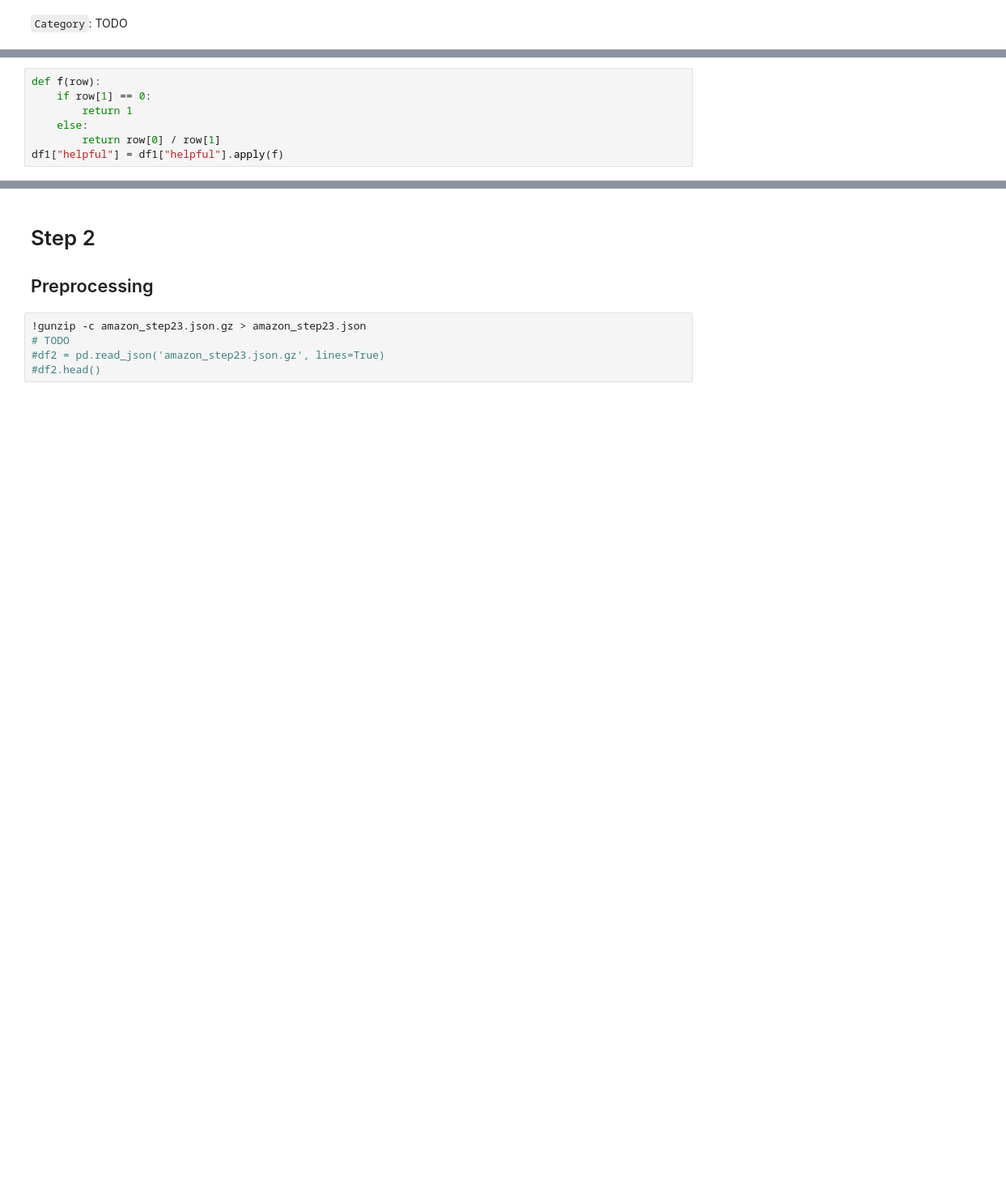
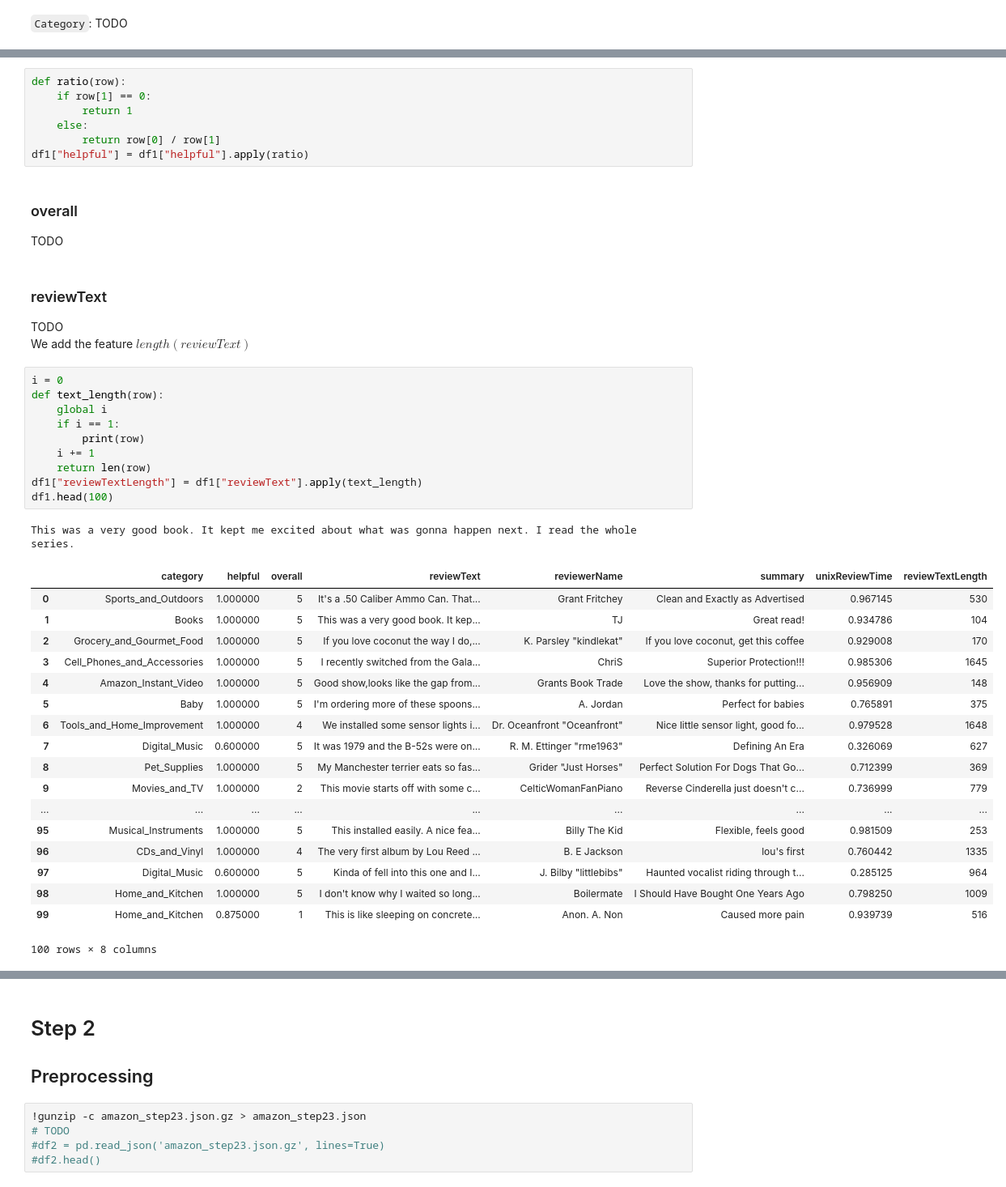
Before and after one commit to robich/dsfb, a Jupyter notebook: dsfb_project.ipynb, the cells around one changed output, grey strips where cells are left out. Shown at 81% size. Cells and saved outputs as stored; diff of their text form; blank space fills up the shorter version.

```diff
--- a/dsfb_project.ipynb
+++ b/dsfb_project.ipynb
@@ -84,10 +88,47 @@ df1 = df1.drop("asin", 1)
 `helpful` needs to be converted from the format $[a, b]$ to a numerical value.<br />
 We set $helpful = \dfrac{a}{b}$
 # %%
-def f(row):
+def ratio(row):
     if row[1] == 0:
         return 1
     else:
         return row[0] / row[1]
-df1["helpful"] = df1["helpful"].apply(f)
+df1["helpful"] = df1["helpful"].apply(ratio)
+# %% [markdown]
+### overall
+TODO
+# %% [markdown]
+### reviewText
+TODO<br />
+We add the feature $length(reviewText)$
+# %%
+i = 0
+def text_length(row):
+    global i
+    if i == 1:
+        print(row)
+    i += 1
+    return len(row)
+df1["reviewTextLength"] = df1["reviewText"].apply(text_length)
+df1.head(100)
+# %% [output]
+This was a very good book. It kept me excited about what was gonna happen next. I read the whole series.
+|  | category | helpful | overall | reviewText | reviewerName | summary | unixReviewTime | reviewTextLength |
+| 0 | Sports_and_Outdoors | 1.000000 | 5 | It's a .50 Caliber Ammo Can. That... | Grant Fritchey | Clean and Exactly as Advertised | 0.967145 | 530 |
+| 1 | Books | 1.000000 | 5 | This was a very good book. It kep... | TJ | Great read! | 0.934786 | 104 |
+| 2 | Grocery_and_Gourmet_Food | 1.000000 | 5 | If you love coconut the way I do,... | K. Parsley "kindlekat" | If you love coconut, get this coffee | 0.929008 | 170 |
+| 3 | Cell_Phones_and_Accessories | 1.000000 | 5 | I recently switched from the Gala... | ChriS | Superior Protection!!! | 0.985306 | 1645 |
+| 4 | Amazon_Instant_Video | 1.000000 | 5 | Good show,looks like the gap from... | Grants Book Trade | Love the show, thanks for putting... | 0.956909 | 148 |
+| 5 | Baby | 1.000000 | 5 | I'm ordering more of these spoons... | A. Jordan | Perfect for babies | 0.765891 | 375 |
+| 6 | Tools_and_Home_Improvement | 1.000000 | 4 | We installed some sensor lights i... | Dr. Oceanfront "Oceanfront" | Nice little sensor light, good fo... | 0.979528 | 1648 |
+| 7 | Digital_Music | 0.600000 | 5 | It was 1979 and the B-52s were on... | R. M. Ettinger "rme1963" | Defining An Era | 0.326069 | 627 |
+| 8 | Pet_Supplies | 1.000000 | 5 | My Manchester terrier eats so fas... | Grider "Just Horses" | Perfect Solution For Dogs That Go... | 0.712399 | 369 |
+| 9 | Movies_and_TV | 1.000000 | 2 | This movie starts off with some c... | CelticWomanFanPiano | Reverse Cinderella just doesn't c... | 0.736999 | 779 |
+| ... | ... | ... | ... | ... | ... | ... | ... | ... |
+| 95 | Musical_Instruments | 1.000000 | 5 | This installed easily. A nice fea... | Billy The Kid | Flexible, feels good | 0.981509 | 253 |
+| 96 | CDs_and_Vinyl | 1.000000 | 4 | The very first album by Lou Reed ... | B. E Jackson | lou's first | 0.760442 | 1335 |
+| 97 | Digital_Music | 0.600000 | 5 | Kinda of fell into this one and I... | J. Bilby "littlebibs" | Haunted vocalist riding through t... | 0.285125 | 964 |
+| 98 | Home_and_Kitchen | 1.000000 | 5 | I don't know why I waited so long... | Boilermate | I Should Have Bought One Years Ago | 0.798250 | 1009 |
+| 99 | Home_and_Kitchen | 0.875000 | 1 | This is like sleeping on concrete... | Anon. A. Non | Caused more pain | 0.939739 | 516 |
+100 rows × 8 columns
 # %% [markdown]
```
Also changed, not shown: parts of 9 cells of this notebook.
